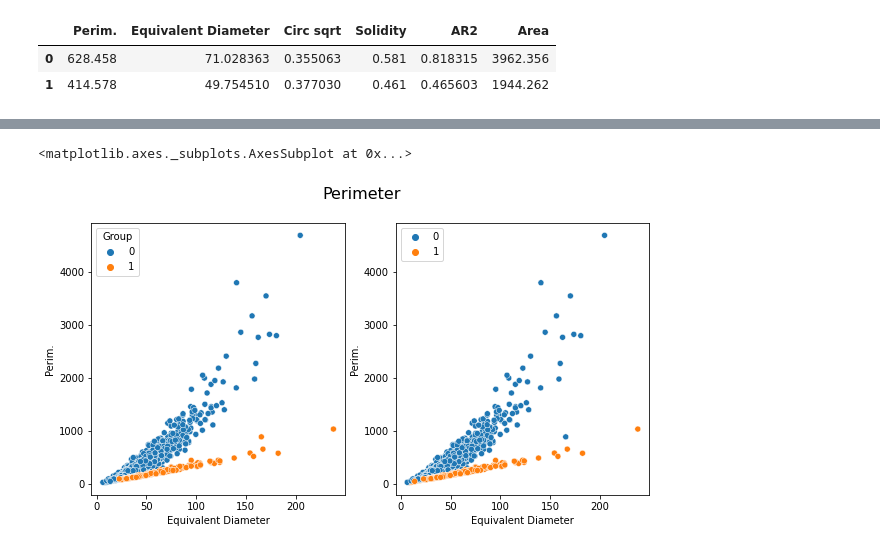
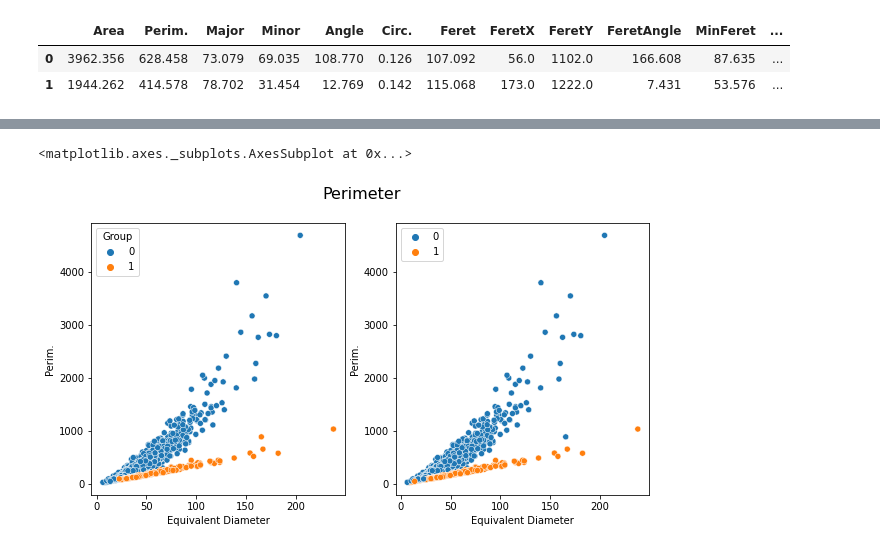
Before and after one commit to kozz84/particle_analysis, a Jupyter notebook: Size_distribution_150Hz_SpectralClustering.ipynb, the cells around one changed output, grey strips where cells are left out. Cells and saved outputs as stored; diff of their text form; code cells hidden in the pictures.

```diff
--- a/Size_distribution_150Hz_SpectralClustering.ipynb
+++ b/Size_distribution_150Hz_SpectralClustering.ipynb
@@ -16,10 +18,12 @@ df.head(2)
+# %%
+df_kcluster = df.drop([' ', 'Label', 'Group'], axis=1)
 # %%
-df_kcluster = df[['Perim.', 'Equivalent Diameter','Circ sqrt','Solidity', 'AR2' ,'Area']].copy()
+#df_kcluster = df[['Perim.', 'Equivalent Diameter','Circ sqrt','Solidity', 'AR2','Area']].copy()
 df_kcluster.head(2)
 # %% [output]
-|  | Perim. | Equivalent Diameter | Circ sqrt | Solidity | AR2 | Area |
-| 0 | 628.458 | 71.028363 | 0.355063 | 0.581 | 0.818315 | 3962.356 |
-| 1 | 414.578 | 49.754510 | 0.377030 | 0.461 | 0.465603 | 1944.262 |
+|  | Area | Perim. | Major | Minor | Angle | Circ. | Feret | FeretX | FeretY | FeretAngle | MinFeret | ... |
+| 0 | 3962.356 | 628.458 | 73.079 | 69.035 | 108.770 | 0.126 | 107.092 | 56.0 | 1102.0 | 166.608 | 87.635 | ... |
+| 1 | 1944.262 | 414.578 | 78.702 | 31.454 | 12.769 | 0.142 | 115.068 | 173.0 | 1222.0 | 7.431 | 53.576 | ... |
 # %%
 from sklearn.preprocessing import MinMaxScaler
 scaler = MinMaxScaler()
```
Also changed, not shown: parts of 8 cells of this notebook.
